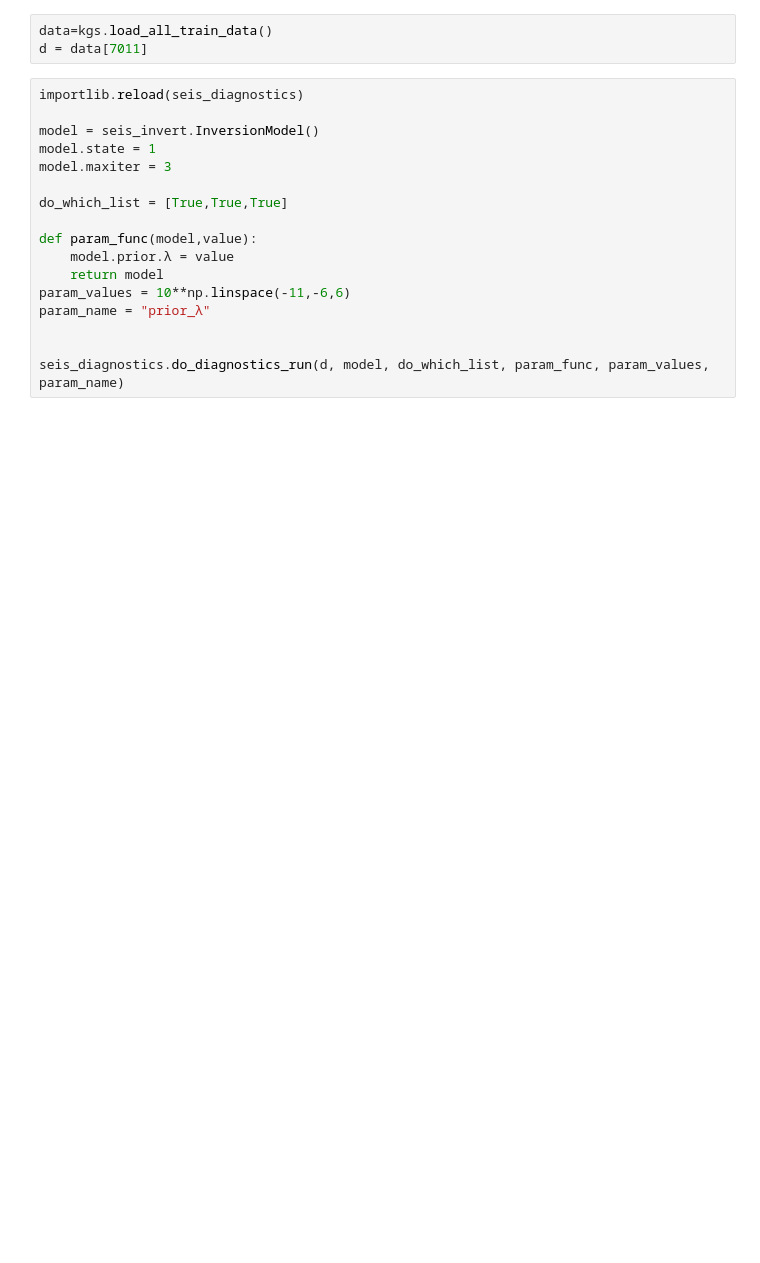
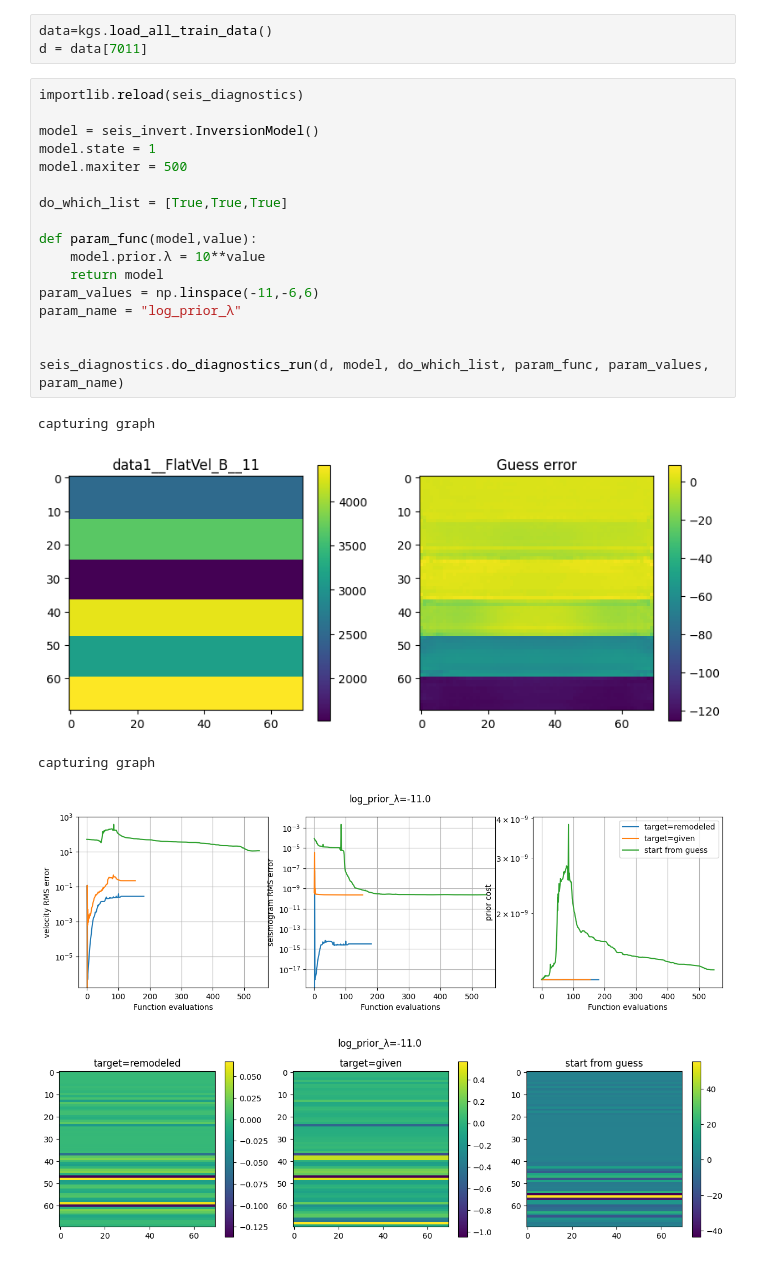
Before and after one commit to jcottaar/seismic, a Jupyter notebook: analysis/run_diagnostics.ipynb, the cells around one changed output. Saved outputs shown, nothing was run; the diff lists cells and outputs as text; blank space fills up the shorter version.

```diff
--- a/analysis/run_diagnostics.ipynb
+++ b/analysis/run_diagnostics.ipynb
@@ -22,17 +27,23 @@ d = data[7011]
 # %%
 importlib.reload(seis_diagnostics)
 
 model = seis_invert.InversionModel()
 model.state = 1
-model.maxiter = 3
+model.maxiter = 500
 
 do_which_list = [True,True,True]
 
 def param_func(model,value):
-    model.prior.λ = value
+    model.prior.λ = 10**value
     return model
-param_values = 10**np.linspace(-11,-6,6)
-param_name = "prior_λ"
+param_values = np.linspace(-11,-6,6)
+param_name = "log_prior_λ"
 
 
 seis_diagnostics.do_diagnostics_run(d, model, do_which_list, param_func, param_values, param_name)
+# %% [output]
+capturing graph
+[figure, added]
+capturing graph
+[figure, added]
+[figure, added]
```
Also changed, not shown: parts of 6 cells of this notebook, 5 other files.
